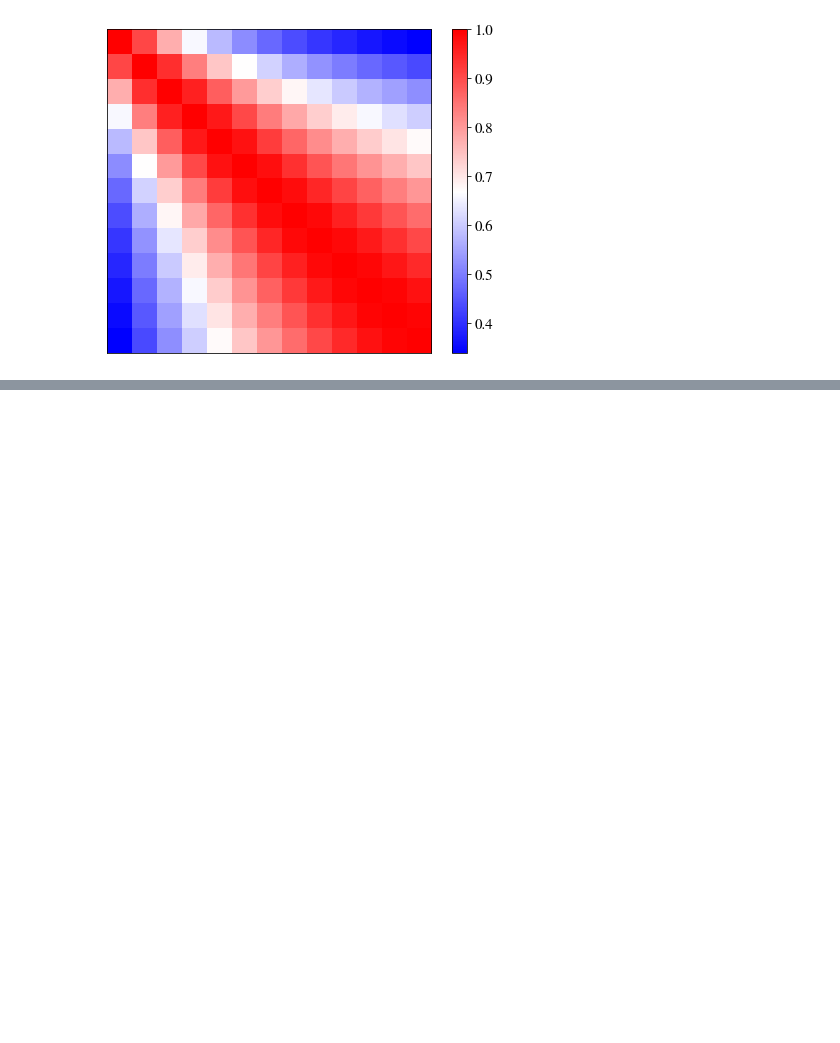
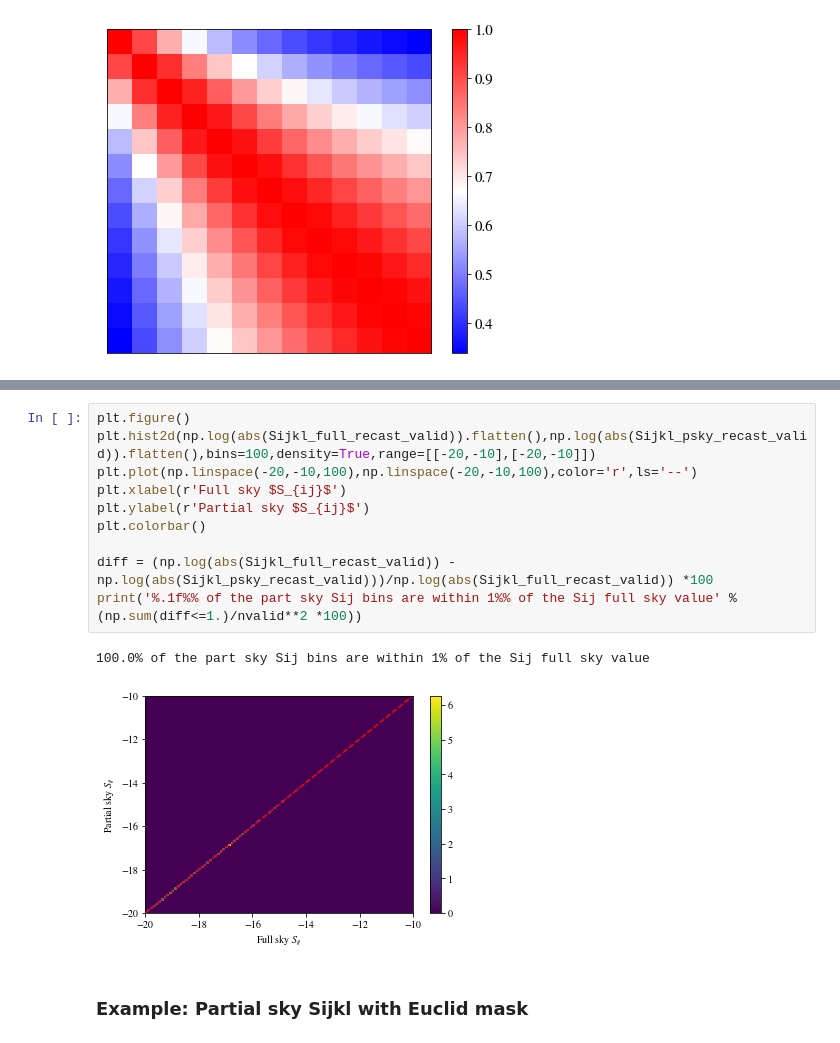
Before and after one commit to fabienlacasa/PySSC, a Jupyter notebook: Partsky_examples.ipynb, the cells around one changed output, grey strips where cells are left out. Cells and saved outputs as stored; diff of their text form; blank space fills up the shorter version.

```diff
--- a/Partsky_examples.ipynb
+++ b/Partsky_examples.ipynb
@@ -240,0 +323,15 @@ plt.show()
+# %%
+plt.figure()
+plt.hist2d(np.log(abs(Sijkl_full_recast_valid)).flatten(),np.log(abs(Sijkl_psky_recast_valid)).flatten(),bins=100,density=True,range=[[-20,-10],[-20,-10]])
+plt.plot(np.linspace(-20,-10,100),np.linspace(-20,-10,100),color='r',ls='--')
+plt.xlabel(r'Full sky $S_{ij}$')
+plt.ylabel(r'Partial sky $S_{ij}$')
+plt.colorbar()
+
+diff = (np.log(abs(Sijkl_full_recast_valid)) - np.log(abs(Sijkl_psky_recast_valid)))/np.log(abs(Sijkl_full_recast_valid)) *100
+print('%.1f%% of the part sky Sij bins are within 1%% of the Sij full sky value' %(np.sum(diff<=1.)/nvalid**2 *100))
+# %% [output]
+100.0% of the part sky Sij bins are within 1% of the Sij full sky value
+[figure, added]
+# %% [markdown]
+### Example: Partial sky Sijkl with Euclid mask
```
Also changed, not shown: parts of 20 cells of this notebook, 1 other file.
